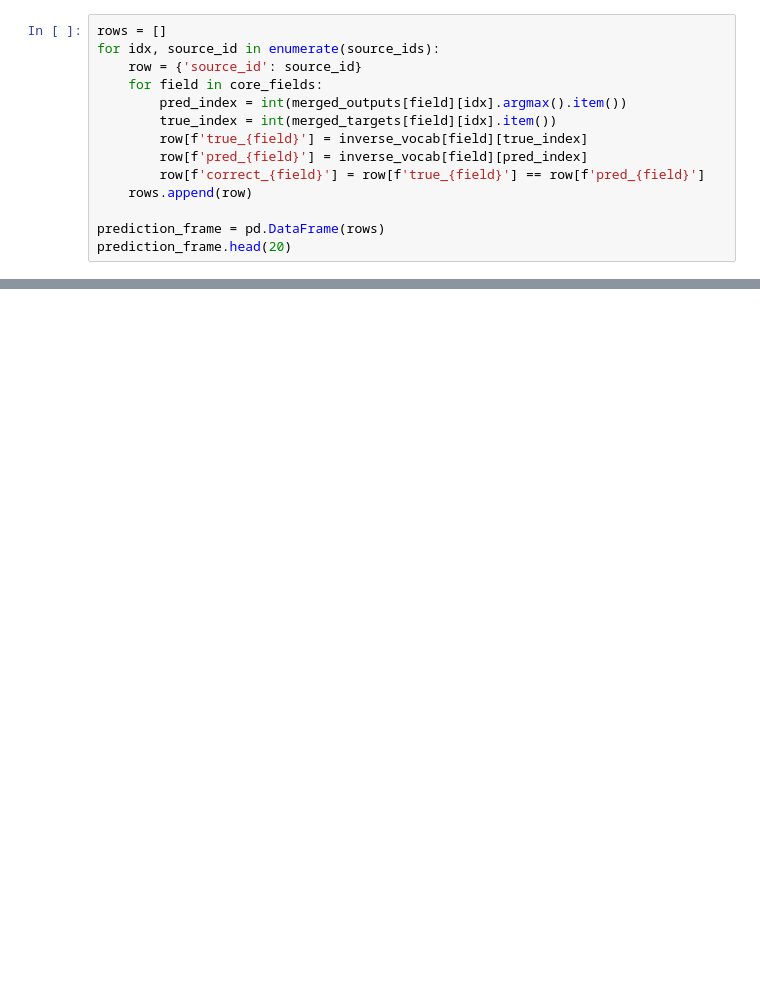
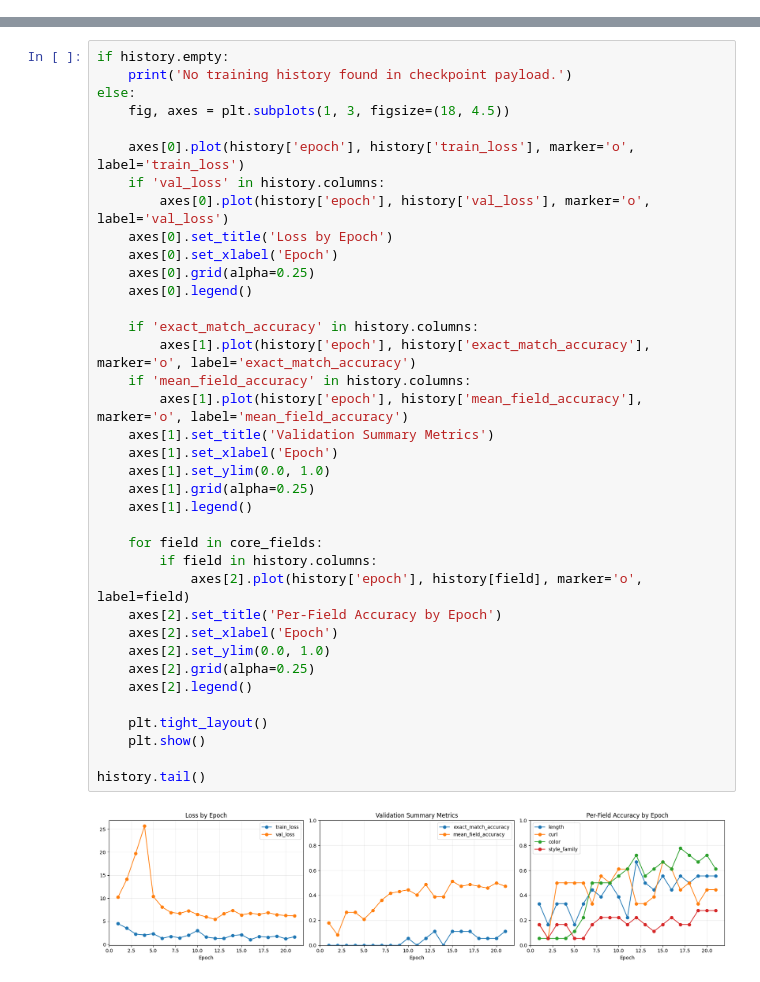
Before and after one commit to MenuraAndrahennedi/Hairstyle-Recommender-Live-Tryon, a Jupyter notebook: notebooks/06_model_evaluation/02_evaluate_hairstyle_attribute_model.ipynb, the cells around one changed output, grey strips where cells are left out. Saved outputs shown, nothing was run; the diff lists cells and outputs as text; blank space fills up the shorter version.

```diff
--- a/notebooks/06_model_evaluation/02_evaluate_hairstyle_attribute_model.ipynb
+++ b/notebooks/06_model_evaluation/02_evaluate_hairstyle_attribute_model.ipynb
@@ -123,14 +43,0 @@ dtype: float64
-# %%
-rows = []
-for idx, source_id in enumerate(source_ids):
-    row = {'source_id': source_id}
-    for field in core_fields:
-        pred_index = int(merged_outputs[field][idx].argmax().item())
-        true_index = int(merged_targets[field][idx].item())
-        row[f'true_{field}'] = inverse_vocab[field][true_index]
-        row[f'pred_{field}'] = inverse_vocab[field][pred_index]
-        row[f'correct_{field}'] = row[f'true_{field}'] == row[f'pred_{field}']
-    rows.append(row)
-
-prediction_frame = pd.DataFrame(rows)
-prediction_frame.head(20)
@@ -171,0 +158,39 @@ if len(prediction_frame) > 0:
+# %%
+if history.empty:
+    print('No training history found in checkpoint payload.')
+else:
+    fig, axes = plt.subplots(1, 3, figsize=(18, 4.5))
+
+    axes[0].plot(history['epoch'], history['train_loss'], marker='o', label='train_loss')
+    if 'val_loss' in history.columns:
+        axes[0].plot(history['epoch'], history['val_loss'], marker='o', label='val_loss')
+    axes[0].set_title('Loss by Epoch')
+    axes[0].set_xlabel('Epoch')
+    axes[0].grid(alpha=0.25)
+    axes[0].legend()
+
+    if 'exact_match_accuracy' in history.columns:
+        axes[1].plot(history['epoch'], history['exact_match_accuracy'], marker='o', label='exact_match_accuracy')
+    if 'mean_field_accuracy' in history.columns:
+        axes[1].plot(history['epoch'], history['mean_field_accuracy'], marker='o', label='mean_field_accuracy')
+    axes[1].set_title('Validation Summary Metrics')
+    axes[1].set_xlabel('Epoch')
+    axes[1].set_ylim(0.0, 1.0)
+    axes[1].grid(alpha=0.25)
+    axes[1].legend()
+
+    for field in core_fields:
+        if field in history.columns:
+            axes[2].plot(history['epoch'], history[field], marker='o', label=field)
+    axes[2].set_title('Per-Field Accuracy by Epoch')
+    axes[2].set_xlabel('Epoch')
+    axes[2].set_ylim(0.0, 1.0)
+    axes[2].grid(alpha=0.25)
+    axes[2].legend()
+
+    plt.tight_layout()
+    plt.show()
+
+history.tail()
+# %% [output]
+[figure, added]
```
Also changed, not shown: parts of 14 cells of this notebook, 23 other files.
